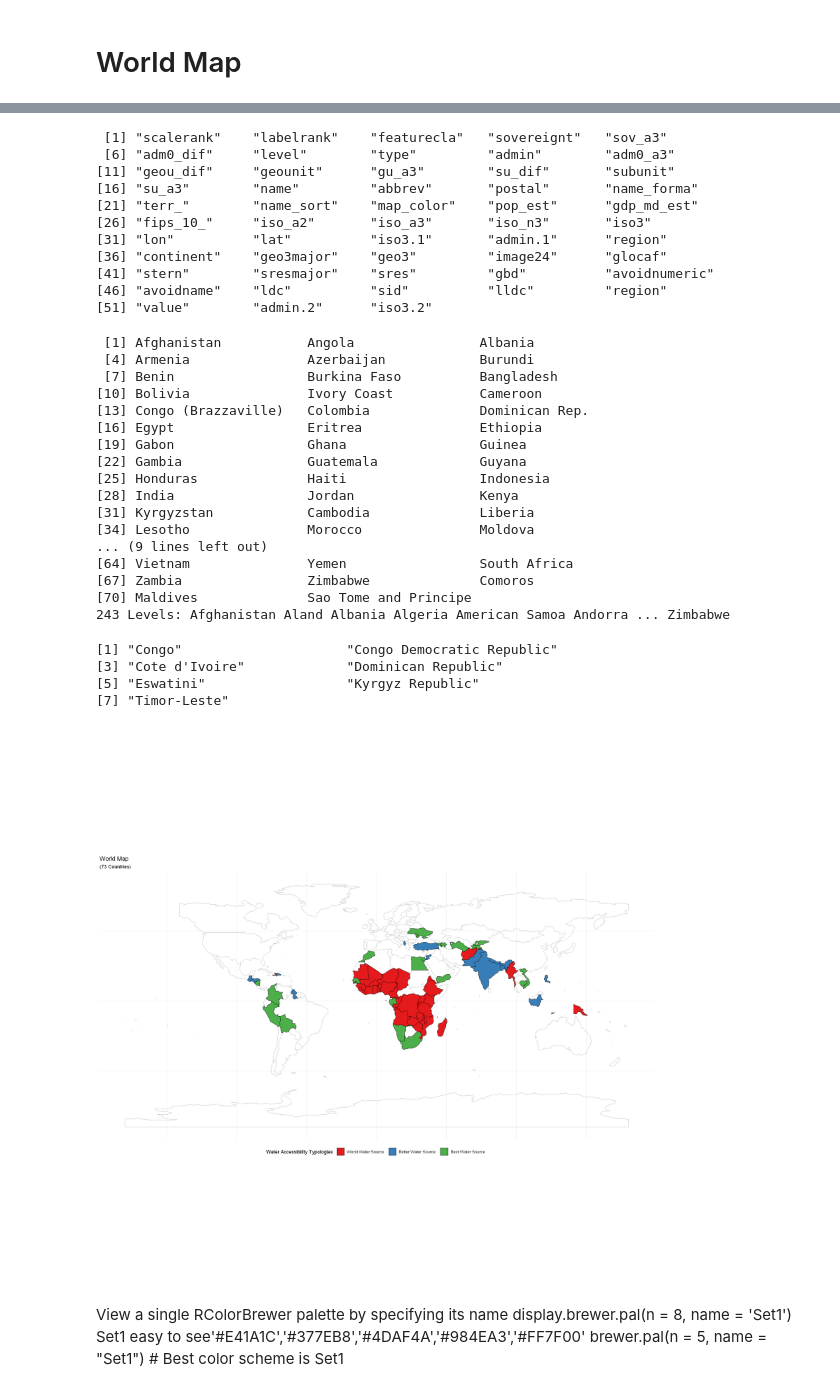
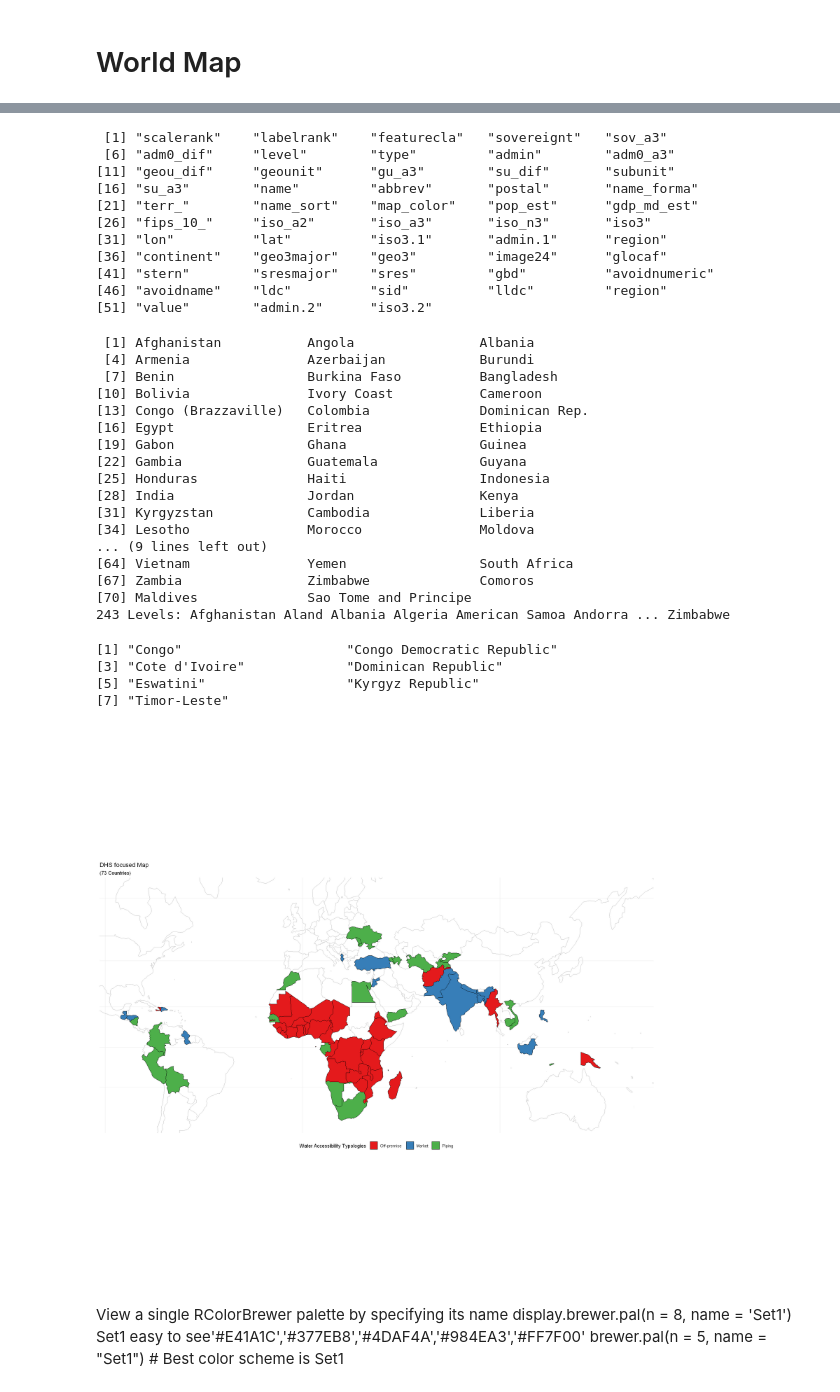
Before and after one commit to narslab/water-accessibility, a Jupyter notebook: bin/jupyter/typology-seven-five-ml-promax.ipynb, the cells around one changed output, grey strips where cells are left out. Saved outputs shown, nothing was run; the diff lists cells and outputs as text; code cells hidden in the pictures.

```diff
--- a/bin/jupyter/typology-seven-five-ml-promax.ipynb
+++ b/bin/jupyter/typology-seven-five-ml-promax.ipynb
@@ -551,21 +561,26 @@ waterCoords$value <- factor(waterCoords$value)
 options(repr.plot.width=17, repr.plot.height=17)
 par(mar = c(1,1,1,1))
 par(cex=1)
-ggplot() +
+m <- ggplot() +
     geom_sf(color = "black", fill= 'antiquewhite') +
     xlab("Longitude") + ylab("Latitude") +
     geom_polygon(data= allCoords, mapping = aes(x =long, y=lat,group = region),color="grey",fill=NA) +
     geom_polygon( data = waterCoords, mapping = aes(x =long, y=lat,group = region, fill=value), size=.3,color="black") +
     expand_limits(x = waterCoords$long, y = waterCoords$lat)  +
     scale_fill_brewer(palette='Set1', name="Water Accessibility Typologies", na.value="grey",
-                      labels = c("Worst Water Source", "Better Water Source", "Best Water Source")) +  #labels = c())+
-    ggtitle("World Map", subtitle = paste0("(", length(unique(df$region)), " Countries)")) +
+                      labels = c("Off-premise", "Market", "Piping")) +  #labels = c())+
+    ggtitle("DHS focused Map", subtitle = paste0("(", length(unique(df$region)), " Countries)")) +
     theme_minimal() +
     theme(legend.position = "bottom",
         axis.ticks = element_blank(),
         axis.title = element_blank(),
-        axis.text =  element_blank())
+        axis.text =  element_blank()) +
+#coord_map(xlim = c(-140, 170),ylim = c(-55, 80))
+scale_x_continuous(limits = c(-145, 190)) +
+scale_y_continuous(limits = c(-55, 100))
+
 #     #guides(fill = guide_colorbar(barwidth = 10, barheight = .5))
+m + coord_map(xlim = c(-90, 165),ylim = c(-35, 60))
 # %% [output]
 71 codes from your data successfully matched countries in the map
 2 codes from your data failed to match with a country code in the map
@@ -575,34 +590,34 @@ ggplot() +
 [11] "geou_dif"     "geounit"      "gu_a3"        "su_dif"       "subunit"
 [16] "su_a3"        "name"         "abbrev"       "postal"       "name_forma"
 [21] "terr_"        "name_sort"    "map_color"    "pop_est"      "gdp_md_est"
 [26] "fips_10_"     "iso_a2"       "iso_a3"       "iso_n3"       "iso3"
 [31] "lon"          "lat"          "iso3.1"       "admin.1"      "region"
 [36] "continent"    "geo3major"    "geo3"         "image24"      "glocaf"
 [41] "stern"        "sresmajor"    "sres"         "gbd"          "avoidnumeric"
 [46] "avoidname"    "ldc"          "sid"          "lldc"         "region"
 [51] "value"        "admin.2"      "iso3.2"
  [1] Afghanistan           Angola                Albania
  [4] Armenia               Azerbaijan            Burundi
  [7] Benin                 Burkina Faso          Bangladesh
 [10] Bolivia               Ivory Coast           Cameroon
 [13] Congo (Brazzaville)   Colombia              Dominican Rep.
 [16] Egypt                 Eritrea               Ethiopia
 [19] Gabon                 Ghana                 Guinea
 [22] Gambia                Guatemala             Guyana
 [25] Honduras              Haiti                 Indonesia
 [28] India                 Jordan                Kenya
 [31] Kyrgyzstan            Cambodia              Liberia
 [34] Lesotho               Morocco               Moldova
 ... (9 lines left out)
 [64] Vietnam               Yemen                 South Africa
 [67] Zambia                Zimbabwe              Comoros
 [70] Maldives              Sao Tome and Principe
 243 Levels: Afghanistan Aland Albania Algeria American Samoa Andorra ... Zimbabwe
 [1] "Congo"                     "Congo Democratic Republic"
 [3] "Cote d'Ivoire"             "Dominican Republic"
 [5] "Eswatini"                  "Kyrgyz Republic"
 [7] "Timor-Leste"
-[figure, old version]
+[figure, new version]
 # %% [markdown]
 View a single RColorBrewer palette by specifying its name
 display.brewer.pal(n = 8, name = 'Set1')
```
Also changed, not shown: parts of 5 cells of this notebook, 13 other files.
